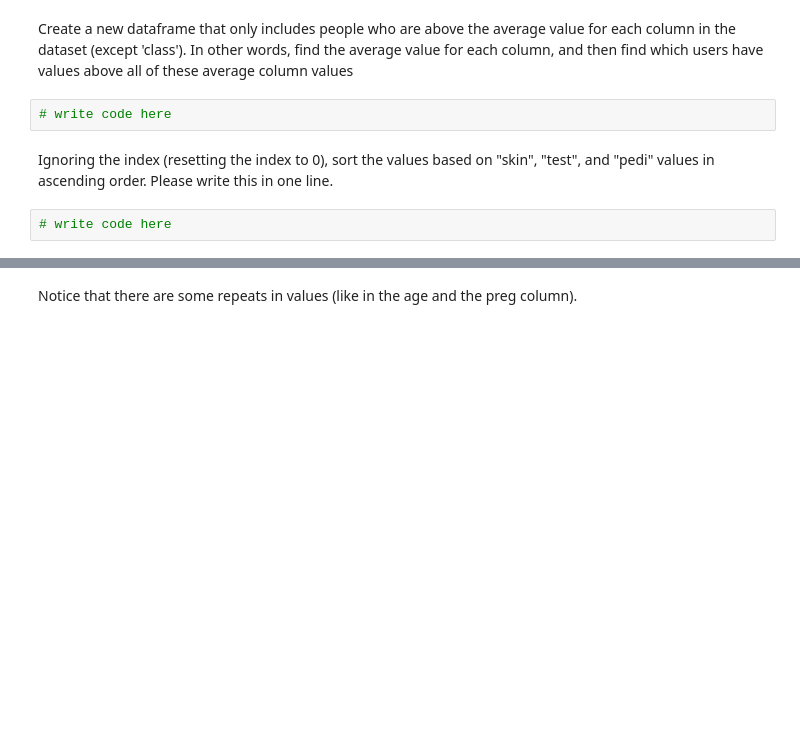
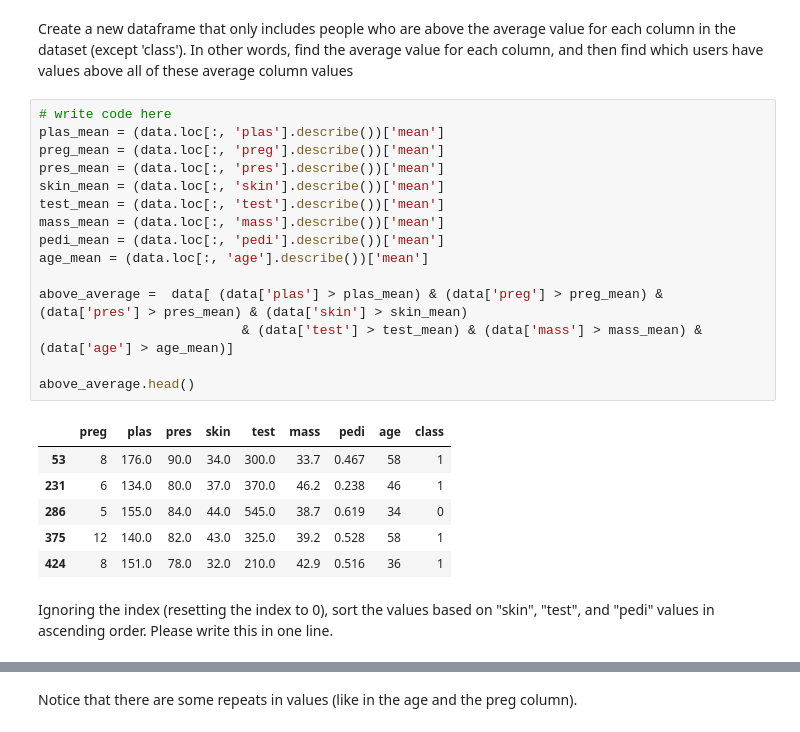
Before and after one commit to anaaparamesh/Week1_Public, a Jupyter notebook: Notebooks/02_Pandas_and_Matplotlib/Pandas_Exercise.ipynb, the cells around one changed output, grey strips where cells are left out. Cells and saved outputs as stored; diff of their text form; blank space fills up the shorter version.

```diff
--- a/Notebooks/02_Pandas_and_Matplotlib/Pandas_Exercise.ipynb
+++ b/Notebooks/02_Pandas_and_Matplotlib/Pandas_Exercise.ipynb
@@ -129,8 +148,26 @@ have_no_diabetes = data_row[no_diabetes_boolean]
 # %% [markdown]
 Create a new dataframe that only includes people who are above the average value for each column in the dataset (except 'class'). In other words, find the average value for each column, and then find which users have values above all of these average column values
-# %%
-# write code here
+# %%
+# write code here
+plas_mean = (data.loc[:, 'plas'].describe())['mean']
+preg_mean = (data.loc[:, 'preg'].describe())['mean']
+pres_mean = (data.loc[:, 'pres'].describe())['mean']
+skin_mean = (data.loc[:, 'skin'].describe())['mean']
+test_mean = (data.loc[:, 'test'].describe())['mean']
+mass_mean = (data.loc[:, 'mass'].describe())['mean']
+pedi_mean = (data.loc[:, 'pedi'].describe())['mean']
+age_mean = (data.loc[:, 'age'].describe())['mean']
+
+above_average =  data[ (data['plas'] > plas_mean) & (data['preg'] > preg_mean) & (data['pres'] > pres_mean) & (data['skin'] > skin_mean)
+                          & (data['test'] > test_mean) & (data['mass'] > mass_mean) & (data['age'] > age_mean)]
+
+above_average.head()
+# %% [output]
+|  | preg | plas | pres | skin | test | mass | pedi | age | class |
+| 53 | 8 | 176.0 | 90.0 | 34.0 | 300.0 | 33.7 | 0.467 | 58 | 1 |
+| 231 | 6 | 134.0 | 80.0 | 37.0 | 370.0 | 46.2 | 0.238 | 46 | 1 |
+| 286 | 5 | 155.0 | 84.0 | 44.0 | 545.0 | 38.7 | 0.619 | 34 | 0 |
+| 375 | 12 | 140.0 | 82.0 | 43.0 | 325.0 | 39.2 | 0.528 | 58 | 1 |
+| 424 | 8 | 151.0 | 78.0 | 32.0 | 210.0 | 42.9 | 0.516 | 36 | 1 |
 # %% [markdown]
 Ignoring the index (resetting the index to 0), sort the values based on "skin", "test", and "pedi" values in ascending order. Please write this in one line.
-# %%
-# write code here
```
Also changed, not shown: parts of 3 cells of this notebook.
